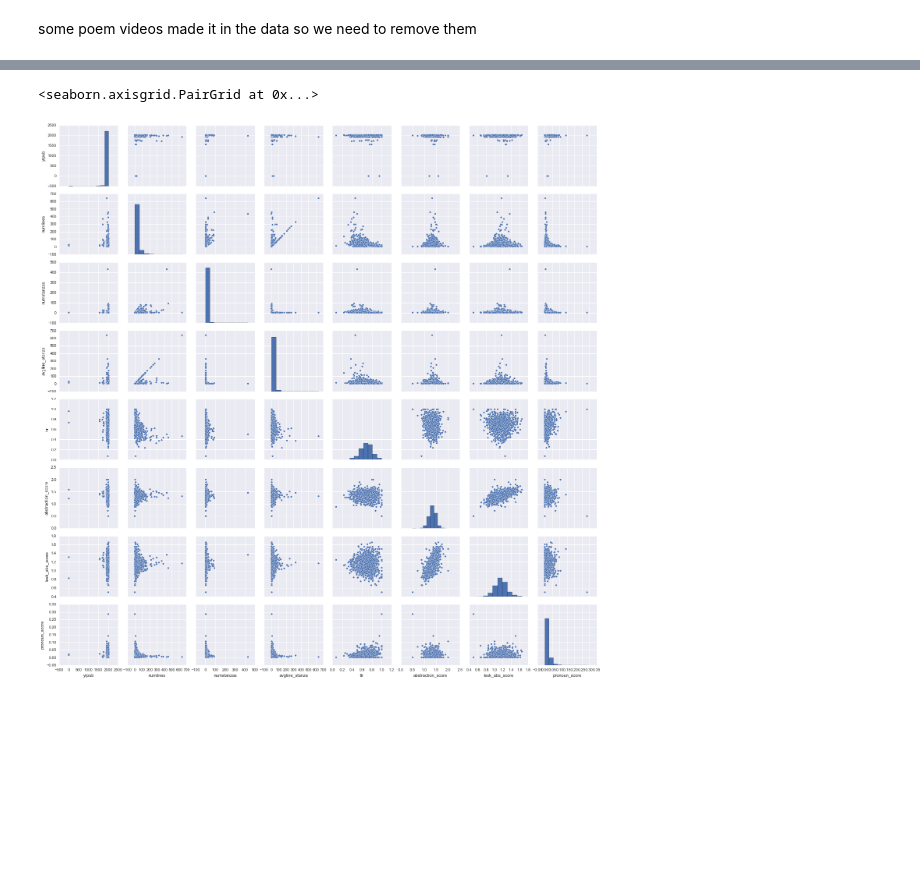
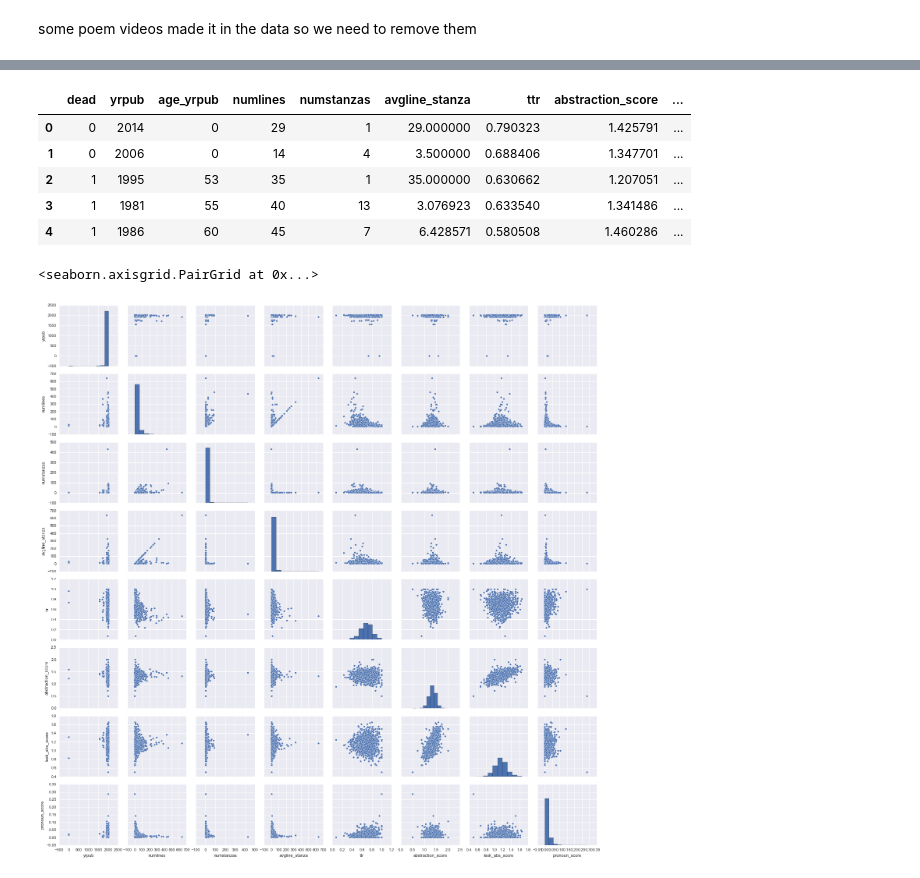
Before and after one commit to huiruru/FinalProject, a Jupyter notebook: ScratchPad/PoemTextAnalysis.ipynb, the cells around one changed output, grey strips where cells are left out. Drawn from its saved outputs; the diff is of its cells as text; code cells hidden in the pictures; blank space fills up the shorter version.

```diff
--- a/ScratchPad/PoemTextAnalysis.ipynb
+++ b/ScratchPad/PoemTextAnalysis.ipynb
@@ -228,3 +399,13 @@ pd.set_option('display.max_columns',60)
+# %%
+cleandf.head()
+cleandf2.head()
+# %% [output]
+|  | dead | yrpub | age_yrpub | numlines | numstanzas | avgline_stanza | ttr | abstraction_score | ... |
+| 0 | 0 | 2014 | 0 | 29 | 1 | 29.000000 | 0.790323 | 1.425791 | ... |
+| 1 | 0 | 2006 | 0 | 14 | 4 | 3.500000 | 0.688406 | 1.347701 | ... |
+| 2 | 1 | 1995 | 53 | 35 | 1 | 35.000000 | 0.630662 | 1.207051 | ... |
+| 3 | 1 | 1981 | 55 | 40 | 13 | 3.076923 | 0.633540 | 1.341486 | ... |
+| 4 | 1 | 1986 | 60 | 45 | 7 | 6.428571 | 0.580508 | 1.460286 | ... |
 # %%
 a = cleandf.ix[:, :]
 sns.pairplot(a)
```
Also changed, not shown: parts of 62 cells of this notebook, 3 other files.
